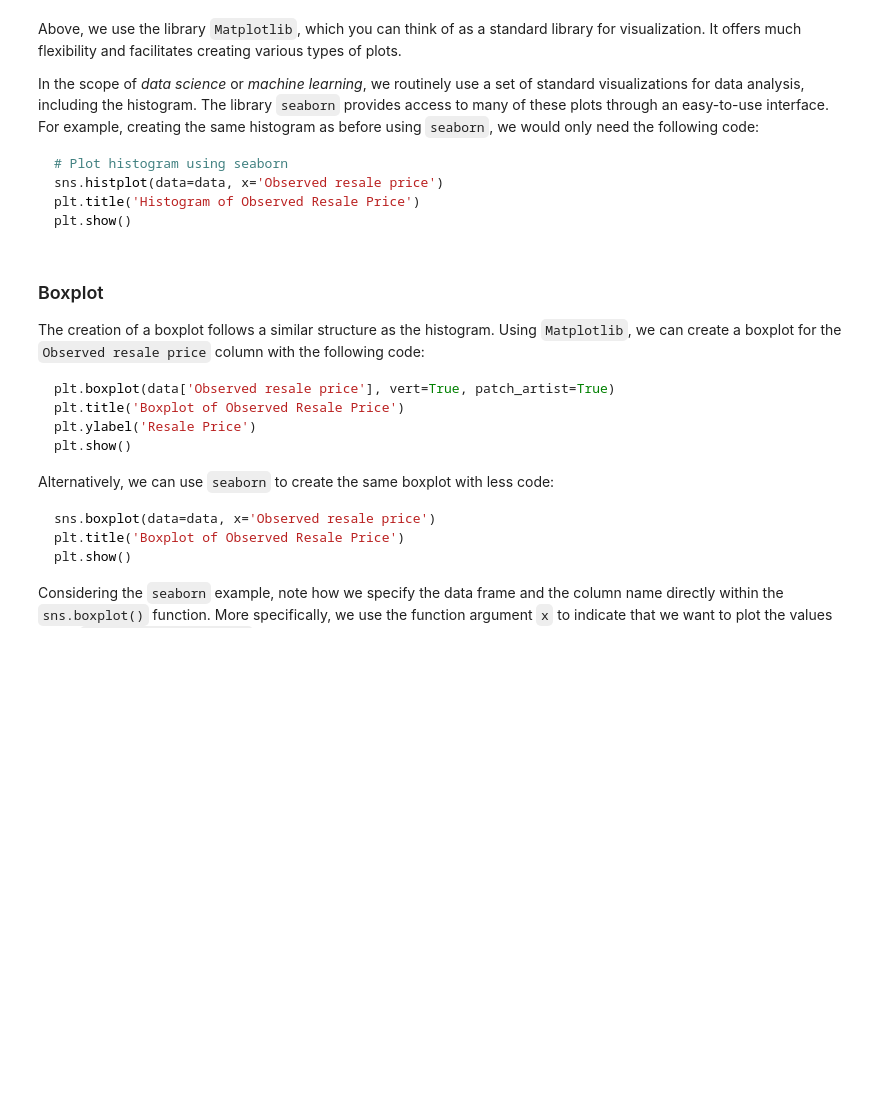
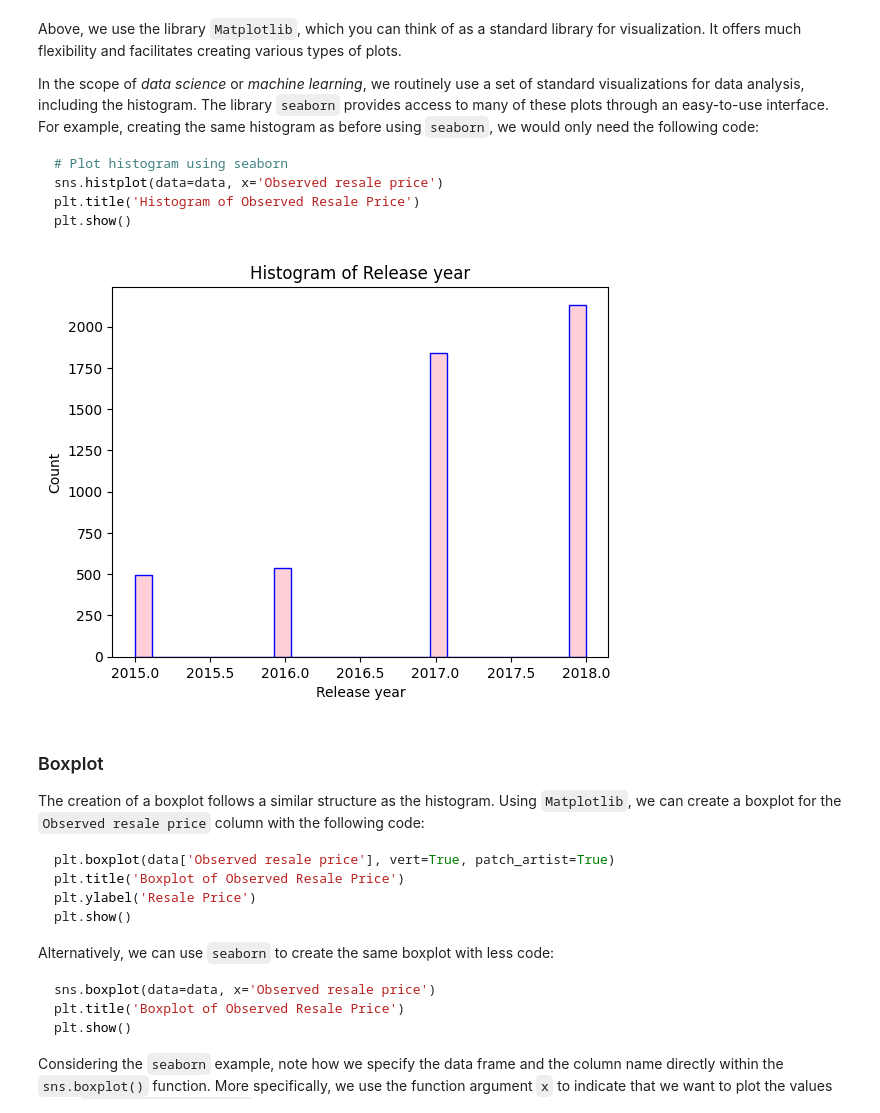
Before and after one commit to pocjurado/TripleTen, a Jupyter notebook: tutorial_notebooks/4_rpf_case_study.ipynb, the cells around one changed output. Saved outputs shown, nothing was run; the diff lists cells and outputs as text; code cells hidden in the pictures; blank space fills up the shorter version.

```diff
--- a/tutorial_notebooks/4_rpf_case_study.ipynb
+++ b/tutorial_notebooks/4_rpf_case_study.ipynb
@@ -522,3 +682,11 @@ plt.show()
+# %%
+# Also try out the seaborn version of the histogram
+variable = 'Release year' #'Observed resale price' #'Retail price'
+sns.histplot(data=data, x= variable,color='pink',edgecolor='blue')
+plt.title(f'Histogram of {variable}')
+plt.show()
+# %% [output]
+[figure, added]
 # %% [markdown]
 ### Boxplot
 The creation of a boxplot follows a similar structure as the histogram. Using `Matplotlib`, we can create a boxplot for the `Observed resale price` column with the following code:
```
Also changed, not shown: parts of 13 cells of this notebook.
